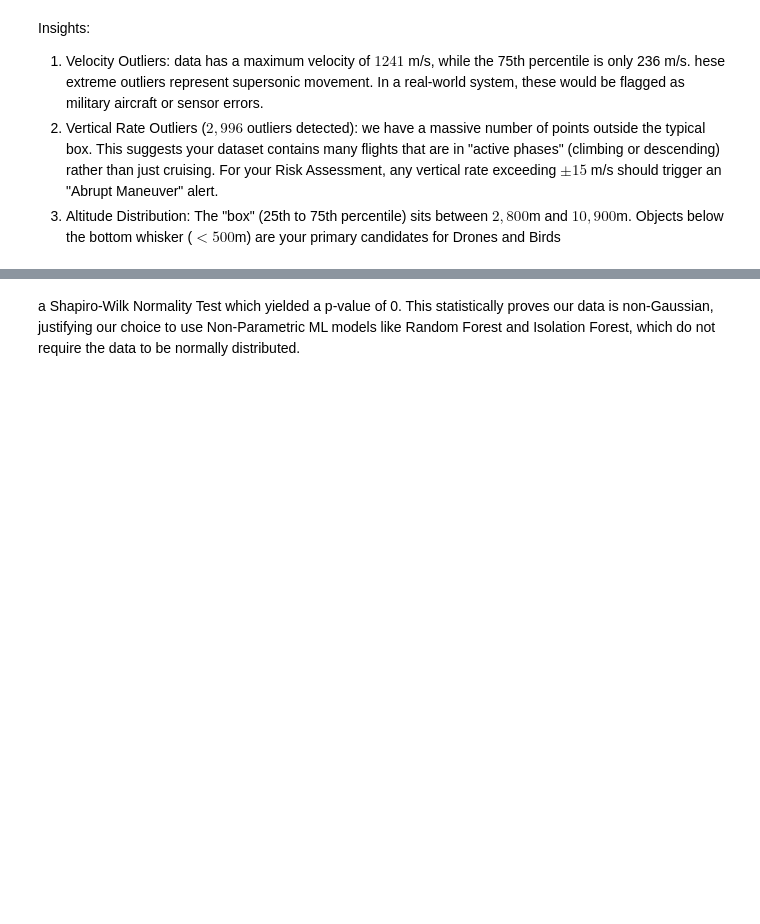
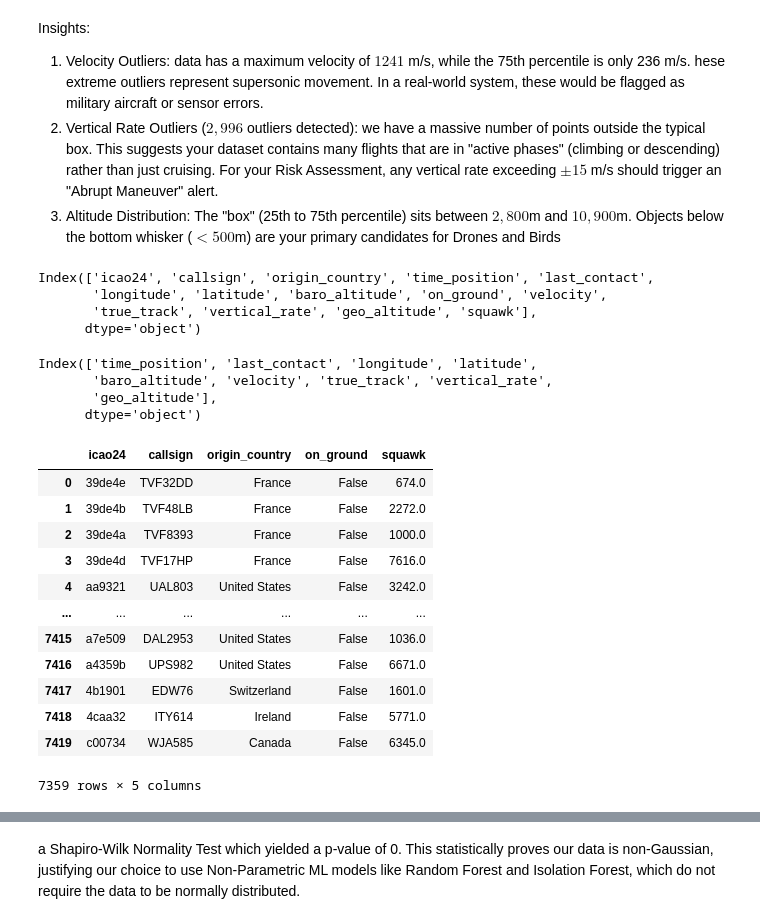
Before and after one commit to mrunmayee3108/airspace-monitoring-system, a Jupyter notebook: code.ipynb, the cells around one changed output, grey strips where cells are left out. Saved outputs shown, nothing was run; the diff lists cells and outputs as text; code cells hidden in the pictures; blank space fills up the shorter version.

```diff
--- a/code.ipynb
+++ b/code.ipynb
@@ -212,0 +215,31 @@ Objects below the bottom whisker ($< 500$m) are your primary candidates for Dron
+# %%
+df_cleaned.columns
+# %% [output]
+Index(['icao24', 'callsign', 'origin_country', 'time_position', 'last_contact',
+       'longitude', 'latitude', 'baro_altitude', 'on_ground', 'velocity',
+       'true_track', 'vertical_rate', 'geo_altitude', 'squawk'],
+      dtype='object')
+# %%
+print(numeric_columns)
+# %% [output]
+Index(['time_position', 'last_contact', 'longitude', 'latitude',
+       'baro_altitude', 'velocity', 'true_track', 'vertical_rate',
+       'geo_altitude'],
+      dtype='object')
+# %%
+cat_columns = df_cleaned.select_dtypes(include=['object', 'bool']).columns
+df_cleaned[cat_columns]
+# %% [output]
+|  | icao24 | callsign | origin_country | on_ground | squawk |
+| 0 | 39de4e | TVF32DD | France | False | 674.0 |
+| 1 | 39de4b | TVF48LB | France | False | 2272.0 |
+| 2 | 39de4a | TVF8393 | France | False | 1000.0 |
+| 3 | 39de4d | TVF17HP | France | False | 7616.0 |
+| 4 | aa9321 | UAL803 | United States | False | 3242.0 |
+| ... | ... | ... | ... | ... | ... |
+| 7415 | a7e509 | DAL2953 | United States | False | 1036.0 |
+| 7416 | a4359b | UPS982 | United States | False | 6671.0 |
+| 7417 | 4b1901 | EDW76 | Switzerland | False | 1601.0 |
+| 7418 | 4caa32 | ITY614 | Ireland | False | 5771.0 |
+| 7419 | c00734 | WJA585 | Canada | False | 6345.0 |
+7359 rows × 5 columns
```
Also changed, not shown: parts of 8 cells of this notebook.
